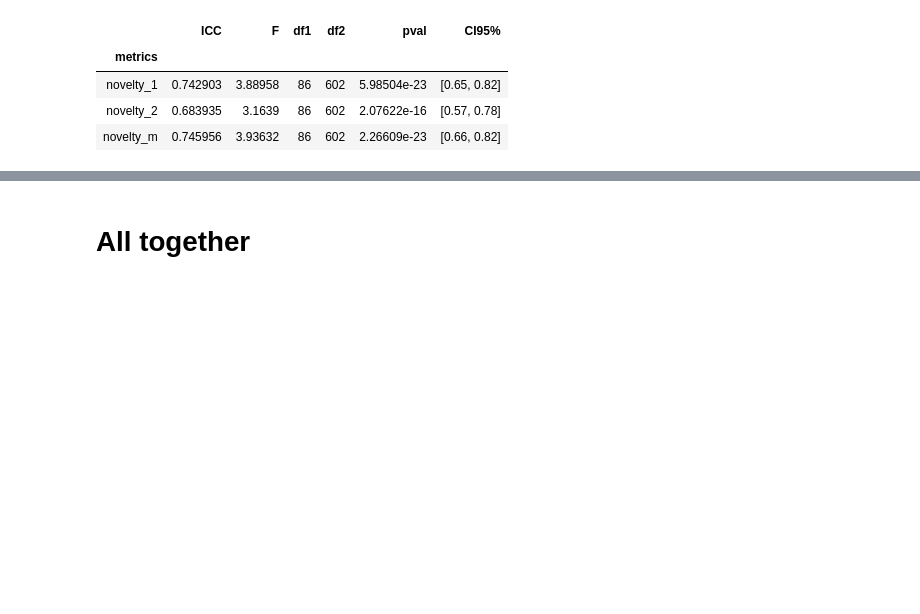
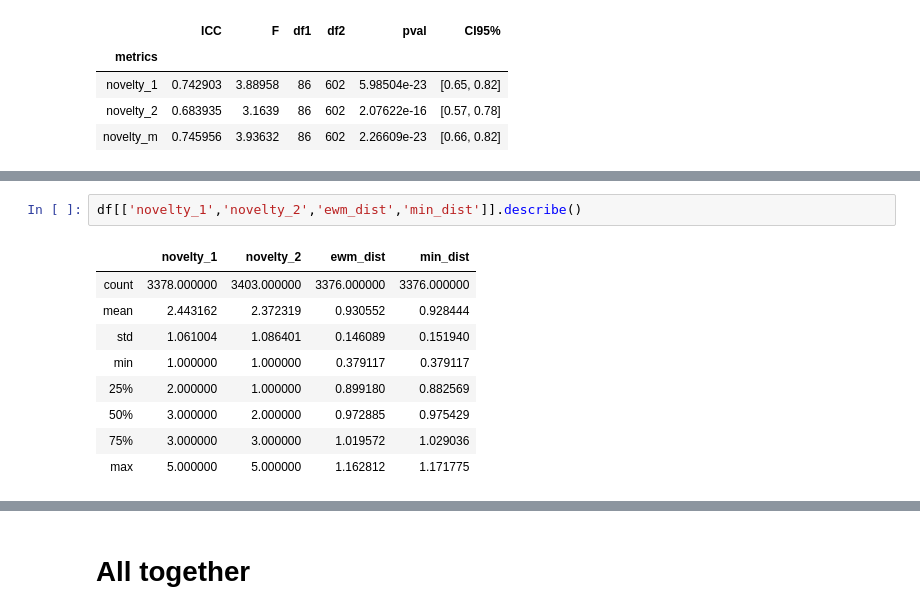
Before and after one commit to DijunQuant/AUT-Scoring, a Jupyter notebook: scripts/Sandbox.ipynb, the cells around one changed output, grey strips where cells are left out. Drawn from its saved outputs; the diff is of its cells as text; blank space fills up the shorter version.

```diff
--- a/scripts/Sandbox.ipynb
+++ b/scripts/Sandbox.ipynb
@@ -276,0 +270,12 @@ icc_df
+# %%
+df[['novelty_1','novelty_2','ewm_dist','min_dist']].describe()
+# %% [output]
+|  | novelty_1 | novelty_2 | ewm_dist | min_dist |
+| count | 3378.000000 | 3403.000000 | 3376.000000 | 3376.000000 |
+| mean | 2.443162 | 2.372319 | 0.930552 | 0.928444 |
+| std | 1.061004 | 1.086401 | 0.146089 | 0.151940 |
+| min | 1.000000 | 1.000000 | 0.379117 | 0.379117 |
+| 25% | 2.000000 | 1.000000 | 0.899180 | 0.882569 |
+| 50% | 3.000000 | 2.000000 | 0.972885 | 0.975429 |
+| 75% | 3.000000 | 3.000000 | 1.019572 | 1.029036 |
+| max | 5.000000 | 5.000000 | 1.162812 | 1.171775 |
```
Also changed, not shown: parts of 21 cells of this notebook, 8 other files.
